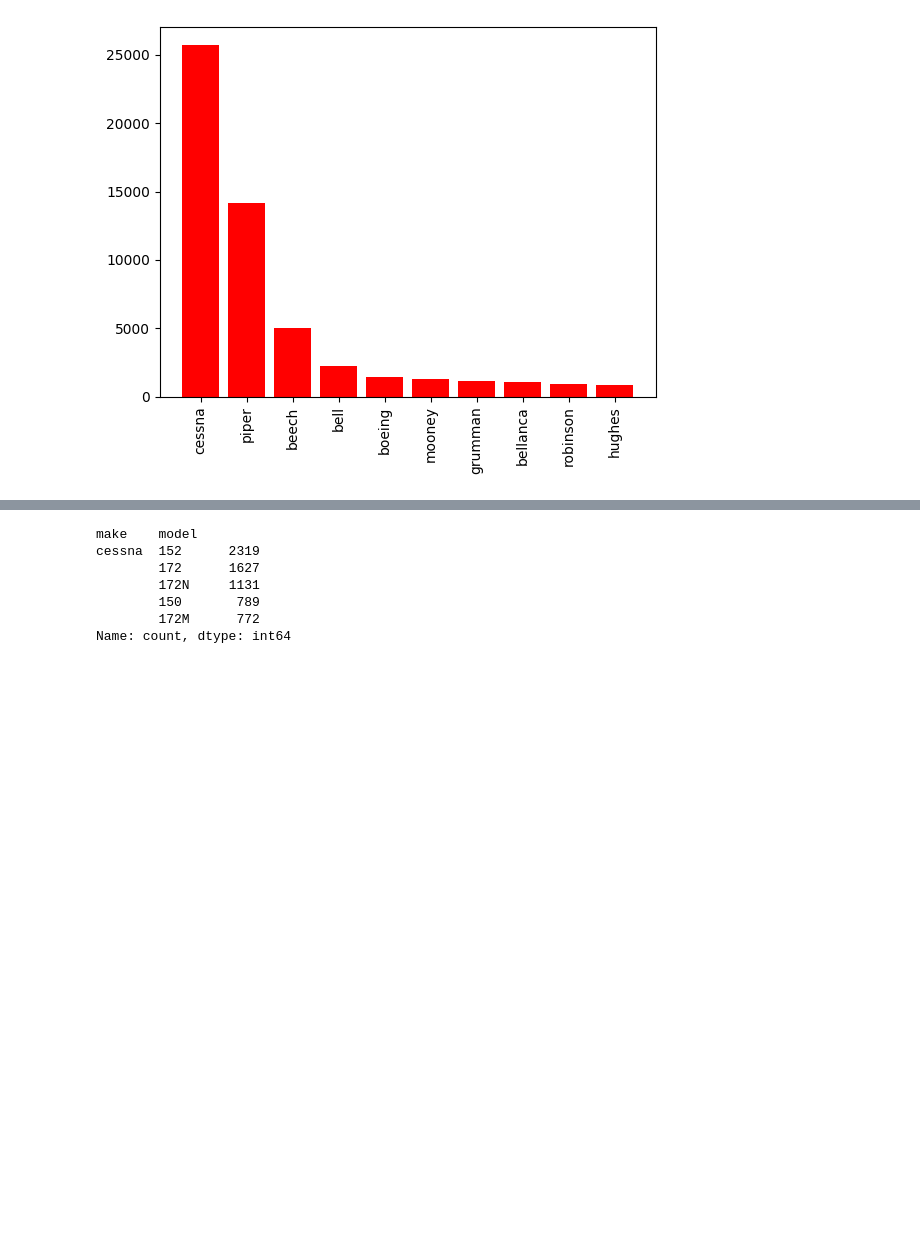
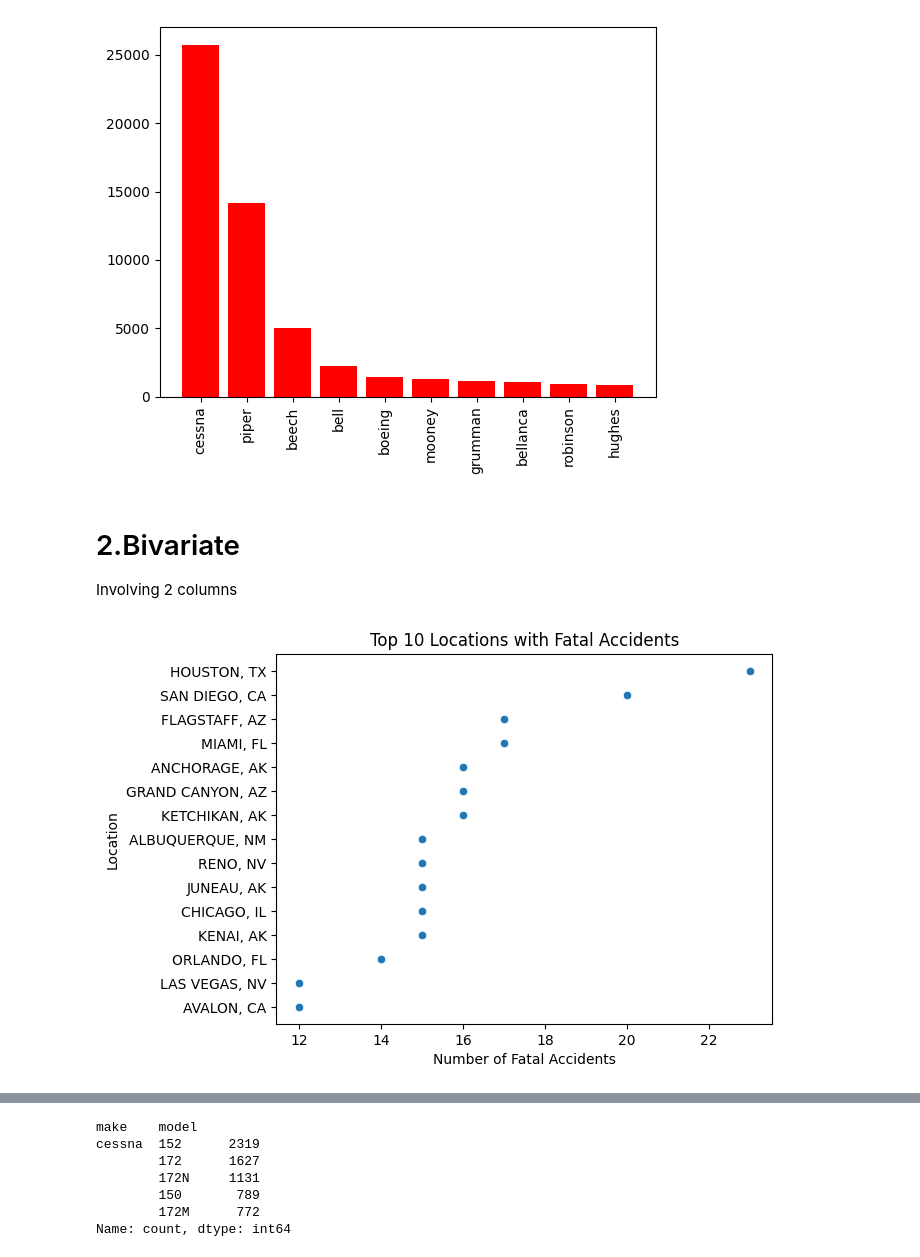
Before and after one commit to davidmasai/End_of_phase1_project, a Jupyter notebook: technical_presentation/end_of_phase1_technical_presentation.ipynb, the cells around one changed output, grey strips where cells are left out. Saved outputs shown, nothing was run; the diff lists cells and outputs as text; code cells hidden in the pictures; blank space fills up the shorter version.

```diff
--- a/technical_presentation/end_of_phase1_technical_presentation.ipynb
+++ b/technical_presentation/end_of_phase1_technical_presentation.ipynb
@@ -842,3 +855,25 @@ plt.ylabel=('Total count')
 plt.show()
 # %% [output]
 [figure]
+# %% [markdown]
+# 2.Bivariate
+
+Involving 2 columns
+# %%
+by_location=df_eda[df_eda['injury_severity']=='Fatal']['location']
+by_location.value_counts()
+# Get the top 15 fatal accident locations
+blackspots = by_location.value_counts()[:15]
+
+# Plot using Seaborn scatterplot
+sns.scatterplot(x=blackspots.values, y=blackspots.index)
+
+# Add labels
+plt.xlabel('Number of Fatal Accidents')
+plt.ylabel('Location')
+plt.title('Top 10 Locations with Fatal Accidents')
+plt.show()
+
+#Majority of the fatal incidences occurred in Houston,TX
+# %% [output]
+[figure, added]
```
Also changed, not shown: parts of 36 cells of this notebook, 1 other file.
